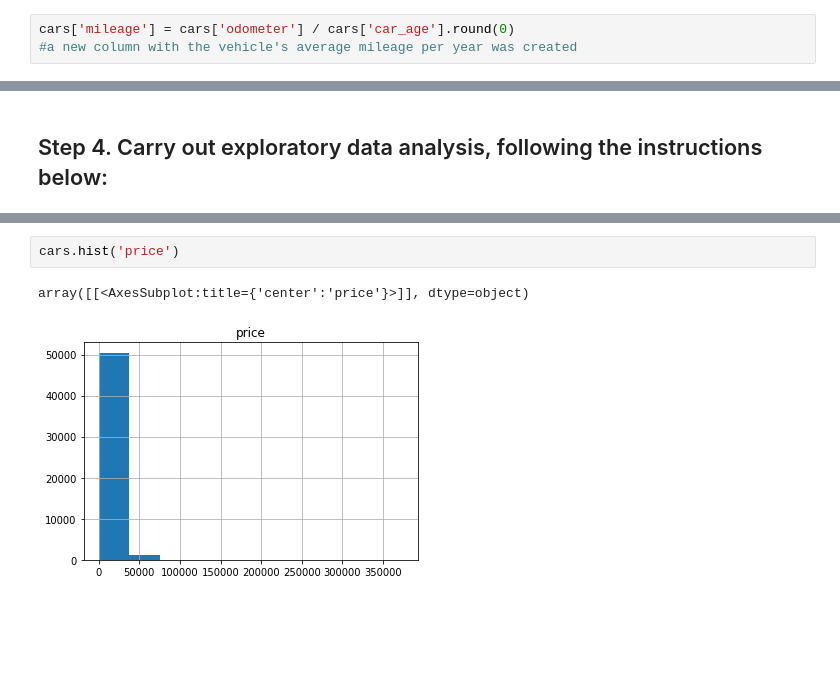
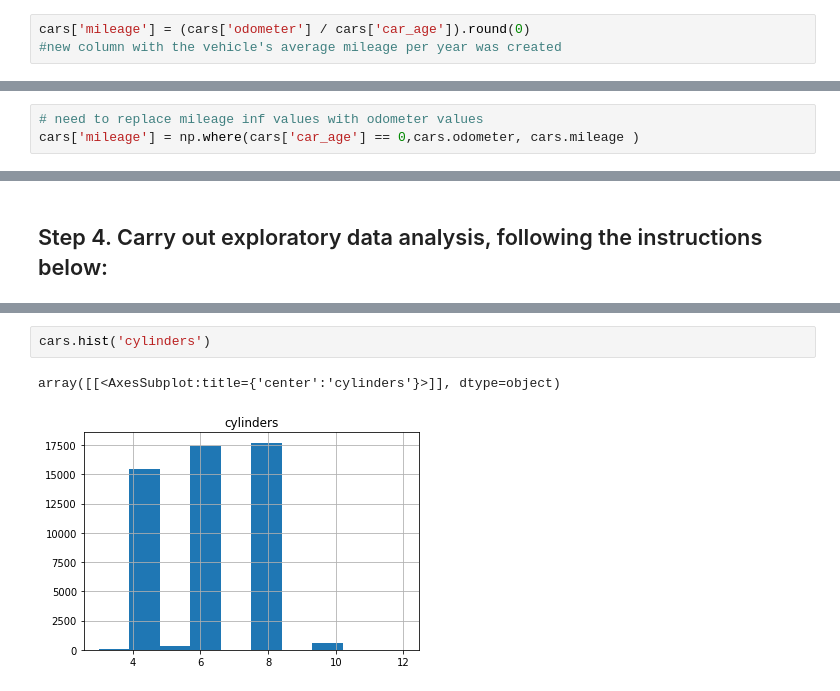
Before and after one commit to richabianca/yandex_projects, a Jupyter notebook: car_prices.ipynb, the cells around one changed output, grey strips where cells are left out. Saved outputs shown, nothing was run; the diff lists cells and outputs as text; blank space fills up the shorter version.

```diff
--- a/car_prices.ipynb
+++ b/car_prices.ipynb
@@ -181,5 +184,5 @@ cars['car_age'] = year_num - cars['model_year']
 # %% [markdown]
 ### The vehicle's average mileage per year
 # %%
-cars['mileage'] = cars['odometer'] / cars['car_age'].round(0)
-#a new column with the vehicle's average mileage per year was created
+cars['mileage'] = (cars['odometer'] / cars['car_age']).round(0)
+#new column with the vehicle's average mileage per year was created
@@ -202,3 +189,6 @@ cars
+# %%
+# need to replace mileage inf values with odometer values
+cars['mileage'] = np.where(cars['car_age'] == 0,cars.odometer, cars.mileage )
 # %% [markdown]
 ### In the condition column, replace string values with a numeric scale:
 ### new = 5
@@ -264,6 +286,6 @@ cars['mileage'].fillna(value=0, inplace=True) #missing values replaced by 0.
 # %%
-cars.hist('price')
+cars.hist('cylinders')
 # %% [output]
-array([[<AxesSubplot:title={'center':'price'}>]], dtype=object)
+array([[<AxesSubplot:title={'center':'cylinders'}>]], dtype=object)
-[figure, old version]
+[figure, new version]
 # %%
```
Also changed, not shown: parts of 10 cells of this notebook.
